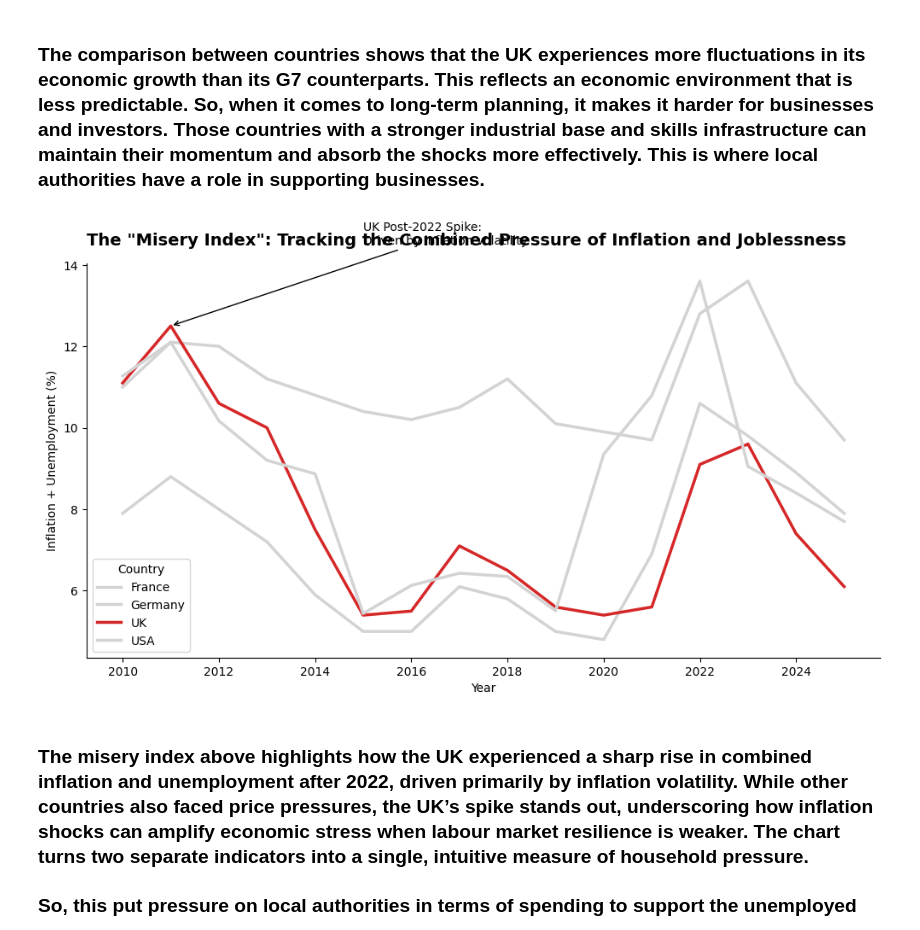
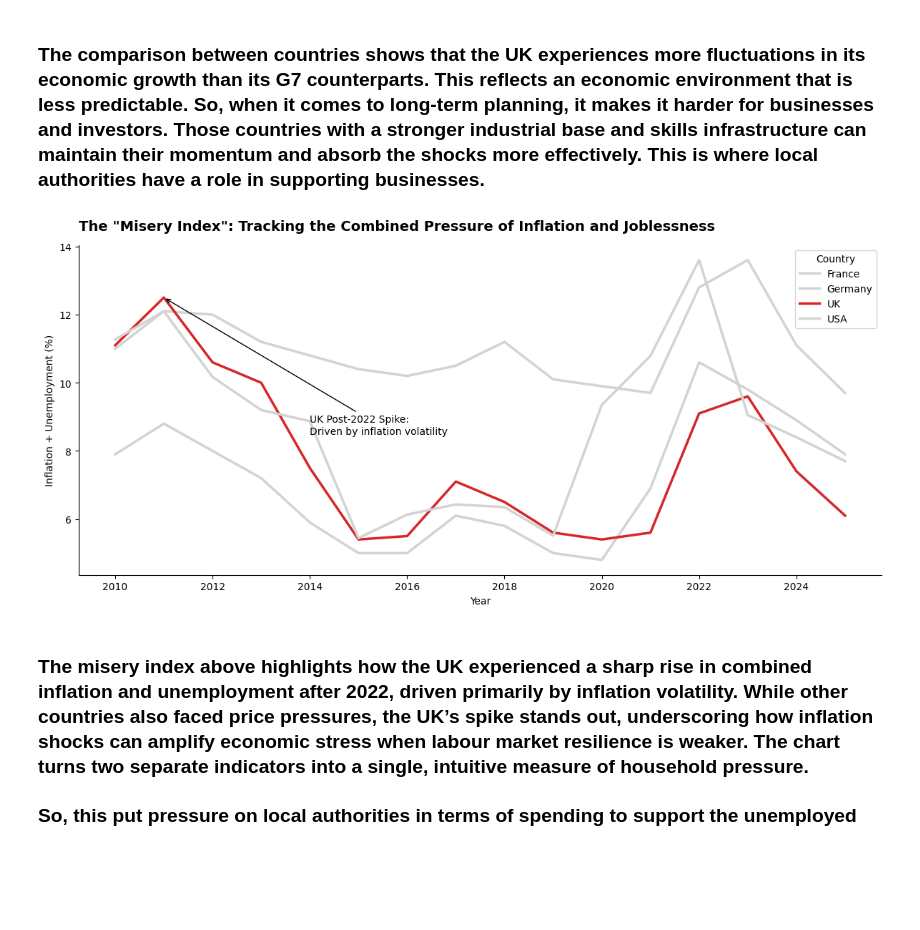
Before and after one commit to Ray99-cpu/Macro_Analysis, a Jupyter notebook: jupyter_notebooks/macro_econ_analysis.ipynb, the cells around one changed output. Drawn from its saved outputs; the diff is of its cells as text; code cells hidden in the pictures; blank space fills up the shorter version.

Commit message:
Add misery index plot.

```diff
--- a/jupyter_notebooks/macro_econ_analysis.ipynb
+++ b/jupyter_notebooks/macro_econ_analysis.ipynb
@@ -367,37 +367,39 @@ palette['UK'] = "#d62728"
 sns.lineplot(
     data=macro_data,
     x='Year',
     y='misery_index',
     hue='Country',
     palette=palette,
     linewidth=2.5
 )
 
 plt.title(
     'The "Misery Index": Tracking the Combined Pressure of Inflation and Joblessness',
     loc='left',
     fontsize=14,
     fontweight='bold',
     pad=15
 )
 plt.ylabel('Inflation + Unemployment (%)')
 
-# Add a Dykes-style annotation
+# Add a Dykes-style annotation (moved lower to avoid title overlap)
 uk_subset = macro_data[macro_data['Country'] == 'UK']
 peak_year = uk_subset.loc[uk_subset['misery_index'].idxmax(), 'Year']
 peak_value = uk_subset['misery_index'].max()
 
 plt.annotate(
     'UK Post-2022 Spike:\nDriven by inflation volatility',
     xy=(peak_year, peak_value),
-    xytext=(2015, peak_value + 2),
-    arrowprops=dict(arrowstyle='->', color='black')
+    xytext=(2014, peak_value - 4),   # moved down and left for clarity
+    arrowprops=dict(arrowstyle='->', color='black'),
+    fontsize=10
 )
 
 sns.despine()
+plt.tight_layout(rect=[0, 0, 1, 0.95])  # ensures title has breathing room
 plt.show()
 # %% [output]
-[figure, old version]
+[figure, new version]
 # %% [markdown]
 ### The misery index above highlights how the UK experienced a sharp rise in combined inflation and unemployment after 2022, driven primarily by inflation volatility. While other countries also faced price pressures, the UK’s spike stands out, underscoring how inflation shocks can amplify economic stress when labour market resilience is weaker. The chart turns two separate indicators into a single, intuitive measure of household pressure.
 
```
